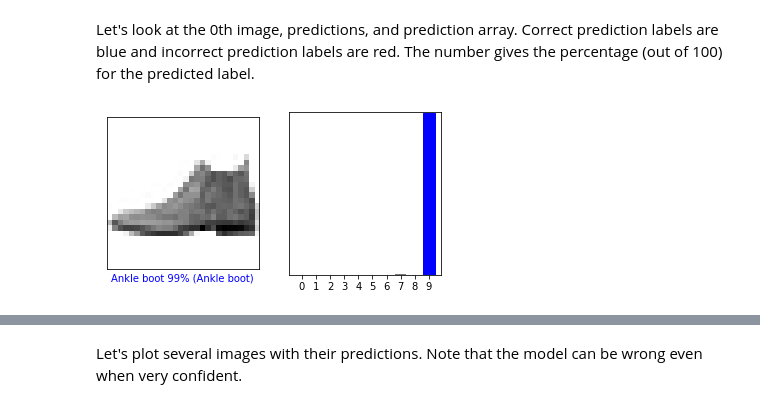
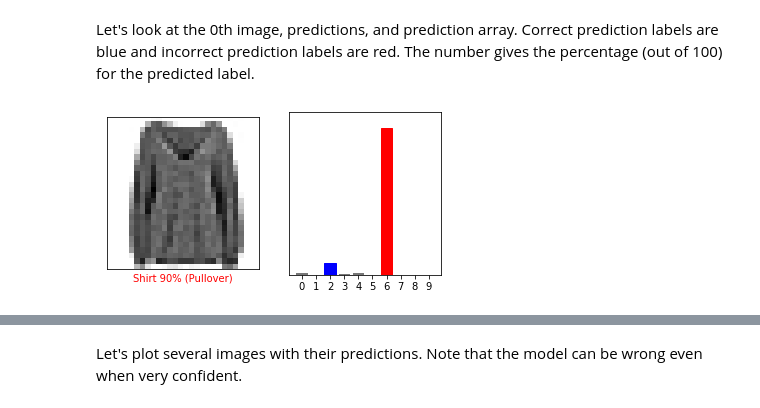
Before and after one commit to vkjadon/tf-CNN, a Jupyter notebook: tf105classification.ipynb, the cells around one changed output, grey strips where cells are left out. Saved outputs shown, nothing was run; the diff lists cells and outputs as text; code cells hidden in the pictures.

```diff
--- a/tf105classification.ipynb
+++ b/tf105classification.ipynb
@@ -307,15 +330,15 @@ With the model trained, you can use it to make predictions about some images.
 # %% [markdown]
 Let's look at the 0th image, predictions, and prediction array. Correct prediction labels are blue and incorrect prediction labels are red. The number gives the percentage (out of 100) for the predicted label.
 # %%
-i = 0
+i = 49
 plt.figure(figsize=(6,3))
 plt.subplot(1,2,1)
 plot_image(i, predictions[i], test_labels, test_images)
 plt.subplot(1,2,2)
 plot_value_array(i, predictions[i],  test_labels)
 plt.show()
 # %% [output]
-[figure, old version]
+[figure, new version]
 # %%
 i = 12
 plt.figure(figsize=(6,3))
```
Also changed, not shown: parts of 12 cells of this notebook.
